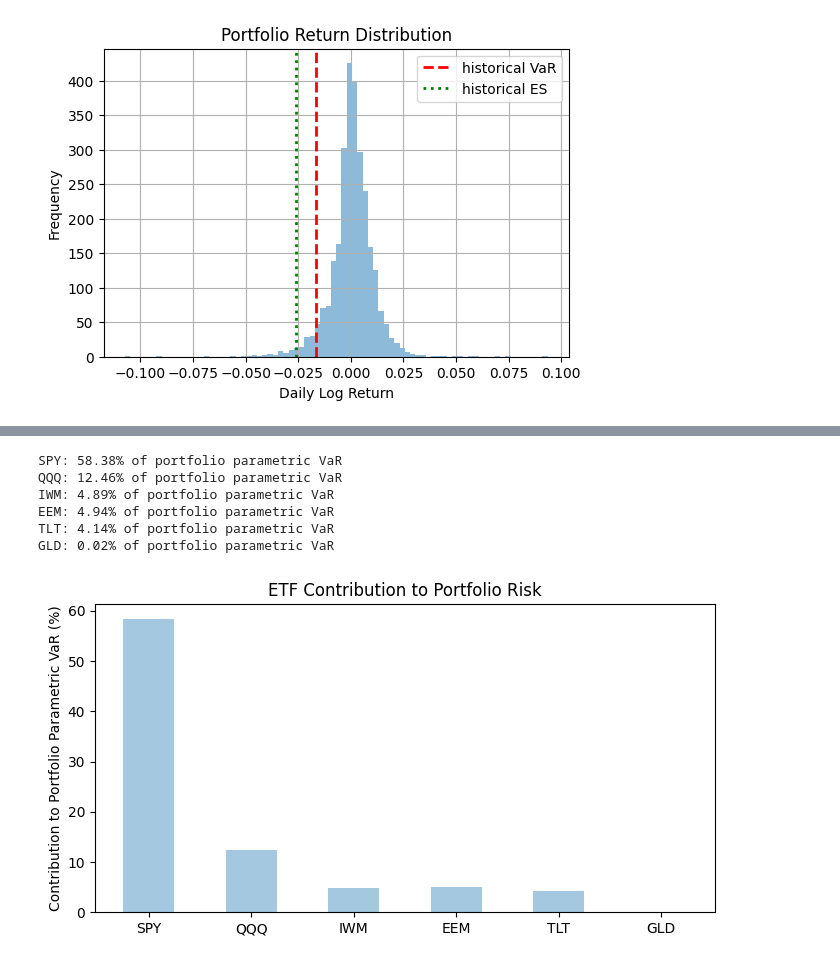
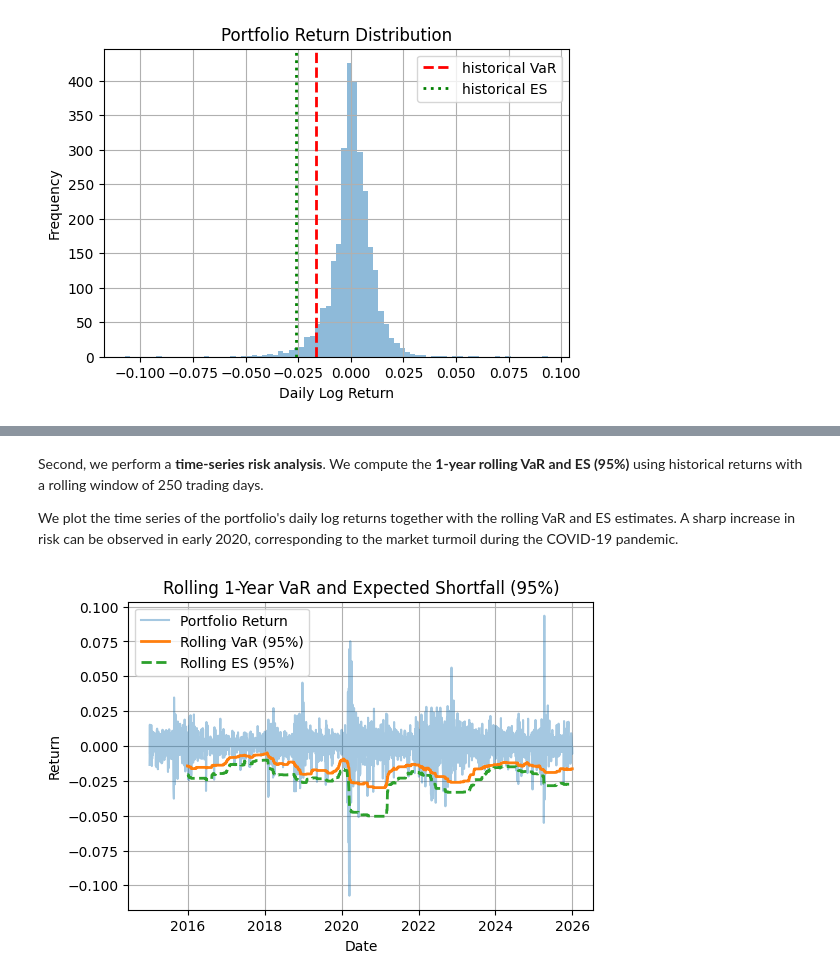
Before and after one commit to hsiuhsil/options_futures_derivatives, a Jupyter notebook: notebooks/Value at Risk and Expected Shortfall.ipynb, the cells around one changed output, grey strips where cells are left out. Saved outputs shown, nothing was run; the diff lists cells and outputs as text; code cells hidden in the pictures.

```diff
--- a/notebooks/Value at Risk and Expected Shortfall.ipynb
+++ b/notebooks/Value at Risk and Expected Shortfall.ipynb
@@ -220,32 +196,42 @@ plt.show()
-# %%
-# weights must be numpy array
-weights = np.array([0.5, 0.3, 0.05, 0.05, 0.05, 0.05])
-cov_matrix = log_returns.cov()  # covariance matrix of ETFs
-sigma_p = np.sqrt(weights @ cov_matrix.values @ weights.T)
-
-# Marginal contribution to portfolio std
-marginal_std = cov_matrix.values @ weights / sigma_p
-
-# Contribution to parametric VaR
-marginal_var_contrib = marginal_std * norm.ppf(alpha)
-
-# Contribution in proportion to total portfolio VaR
-prop_contrib = (weights * marginal_std * -norm.ppf(alpha)) / parametric_var
-
-for ticker, contrib in zip(tickers, prop_contrib):
-    print(f"{ticker}: {contrib:.2%} of portfolio parametric VaR")
-# %% [output]
-SPY: 58.38% of portfolio parametric VaR
-QQQ: 12.46% of portfolio parametric VaR
-IWM: 4.89% of portfolio parametric VaR
-EEM: 4.94% of portfolio parametric VaR
-TLT: 4.14% of portfolio parametric VaR
-GLD: 0.02% of portfolio parametric VaR
-# %%
-plt.figure(figsize=(8,4))
-plt.bar(tickers, prop_contrib*100, width=0.5, alpha=0.4)
-plt.ylabel("Contribution to Portfolio Parametric VaR (%)")
-plt.title("ETF Contribution to Portfolio Risk")
-plt.show()
-# %% [output]
-[figure, removed]
+# %% [markdown]
+Second, we perform a **time-series risk analysis**. We compute the **1-year rolling VaR and ES (95%)** using historical returns with a rolling window of 250 trading days.
+
+We plot the time series of the portfolio's daily log returns together with the rolling VaR and ES estimates. A sharp increase in risk can be observed in early 2020, corresponding to the market turmoil during the COVID-19 pandemic.
+# %%
+window = 250
+k = 0.05
+
+rolling_var = portfolio_returns.rolling(window).apply(
+    lambda x: historical_var(x, k),
+    raw=True
+)
+
+rolling_es = portfolio_returns.rolling(window).apply(
+    lambda x: historical_es(x, k),
+    raw=True
+)
+
+rolling_var = rolling_var.dropna()
+rolling_es = rolling_es.dropna()
+
+plt.figure(figsize=(6,4))
+
+plt.plot(portfolio_returns.index, portfolio_returns,
+         label="Portfolio Return", alpha=0.4)
+
+plt.plot(rolling_var.index, -rolling_var,
+         label="Rolling VaR (95%)", linewidth=2)
+
+plt.plot(rolling_es.index, -rolling_es, linestyle='--',
+         label="Rolling ES (95%)", linewidth=2)
+
+plt.title("Rolling 1-Year VaR and Expected Shortfall (95%)")
+plt.xlabel("Date")
+plt.ylabel("Return")
+
+plt.legend()
+plt.grid(True)
+
+plt.show()
+# %% [output]
+[figure, added]
```
Also changed, not shown: parts of 9 cells of this notebook.
